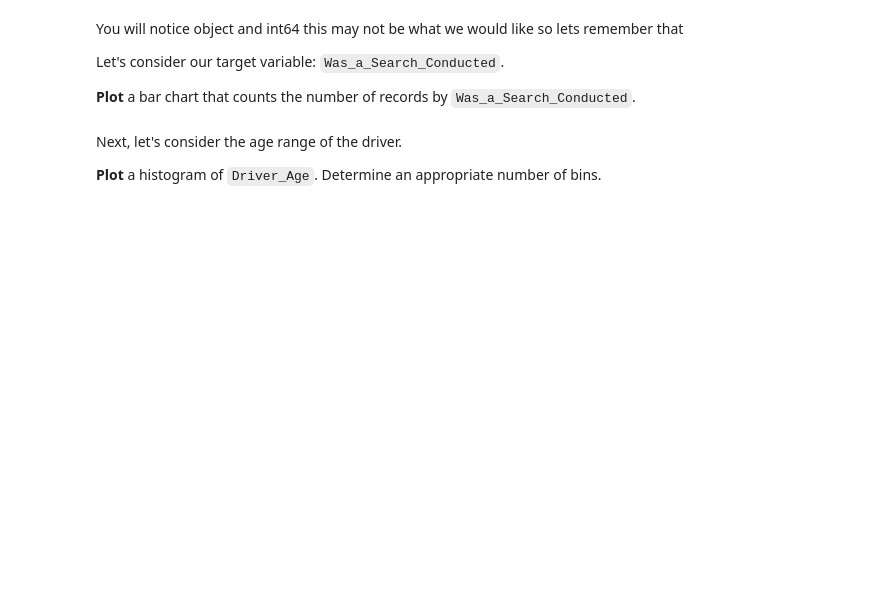
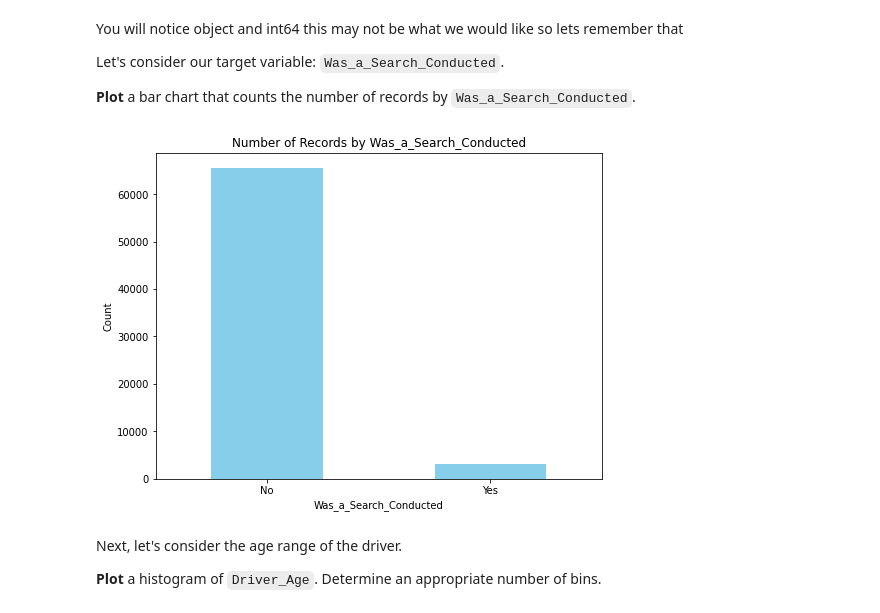
Before and after one commit to dbsandis/CMPD_Stops, a Jupyter notebook: problem_set_1.ipynb, the cells around one changed output. Drawn from its saved outputs; the diff is of its cells as text; code cells hidden in the pictures; blank space fills up the shorter version.

```diff
--- a/problem_set_1.ipynb
+++ b/problem_set_1.ipynb
@@ -6,3 +28,10 @@ import altair as alt
 # %%
 # Load traffic stops data and create a dataframe called stops
 # and check the columns and their types
+# Load the CSV file into a DataFrame
+file_path = "Officer_Traffic_Stops.csv"
+stops = pd.read_csv(file_path)
+
+# Display the columns and their data types
+column_data_types = stops.dtypes
+print(column_data_types)
@@ -21,3 +101,18 @@ Let's consider our target variable: `Was_a_Search_Conducted`.
+# %%
+## Bar chart
+import matplotlib.pyplot as plt
+
+
+# Create a bar chart to count the number of records by 'Was_a_Search_Conducted'
+plt.figure(figsize=(8, 6))
+stops['Was_a_Search_Conducted'].value_counts().plot(kind='bar', color='skyblue')
+plt.title('Number of Records by Was_a_Search_Conducted')
+plt.xlabel('Was_a_Search_Conducted')
+plt.ylabel('Count')
+plt.xticks(rotation=0)  # Remove rotation of x-axis labels if needed
+plt.show()
+# %% [output]
+[figure, added]
 # %% [markdown]
 Next, let's consider the age range of the driver.
 
```
Also changed, not shown: parts of 48 cells of this notebook, 3 other files.
